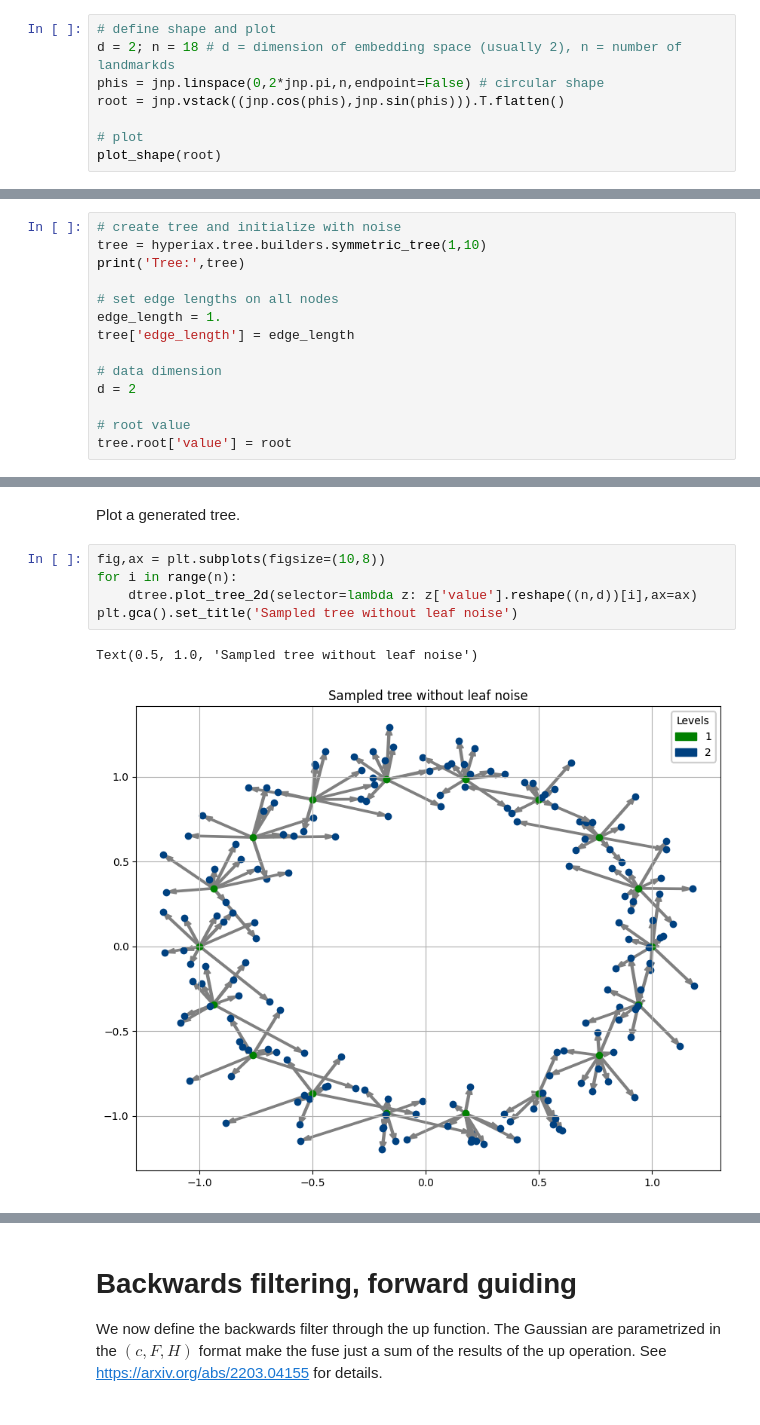
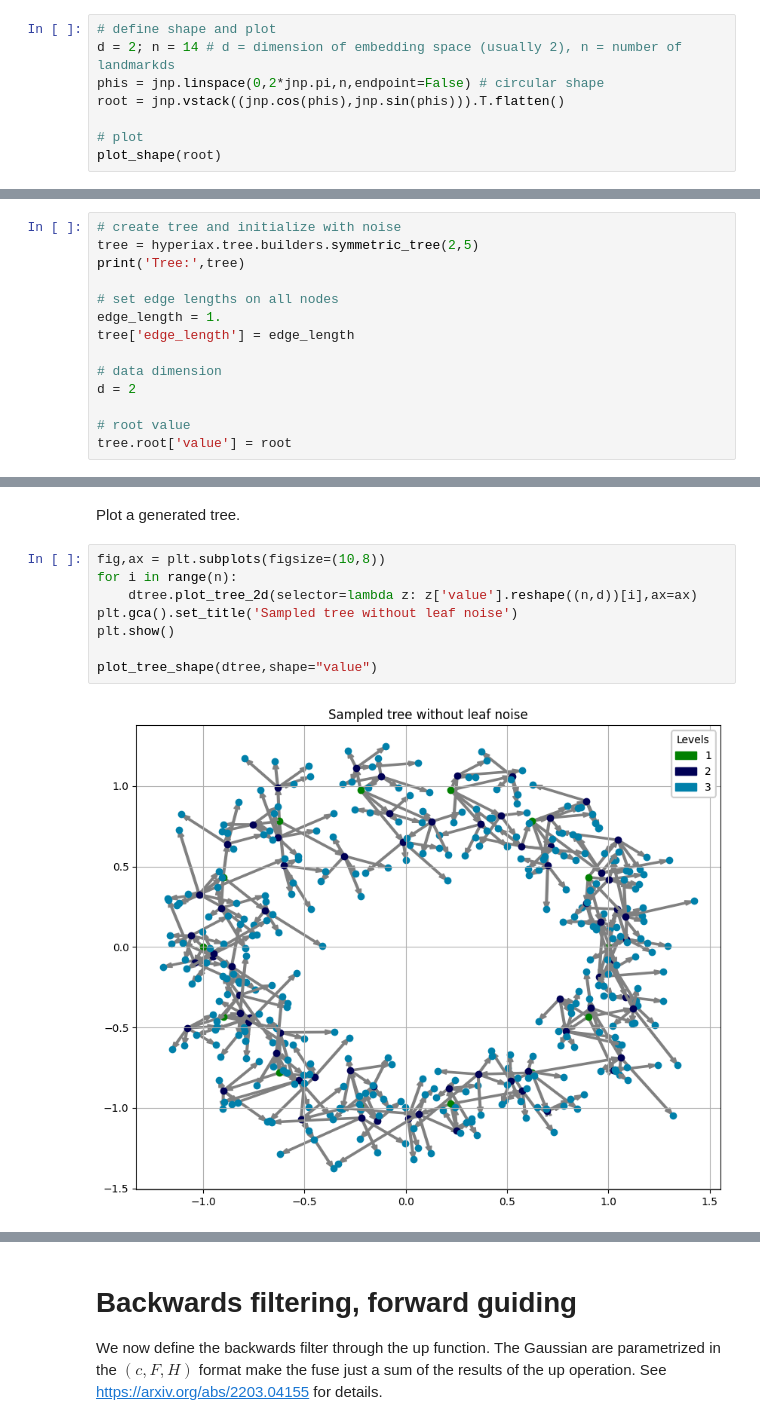
Before and after one commit to ComputationalEvolutionaryMorphometry/hyperiax, a Jupyter notebook: examples/mcmc_Gaussian_BFFG_shapes_state-dependent_covariance.ipynb, the cells around one changed output, grey strips where cells are left out. Saved outputs shown, nothing was run; the diff lists cells and outputs as text.

```diff
--- a/examples/mcmc_Gaussian_BFFG_shapes_state-dependent_covariance.ipynb
+++ b/examples/mcmc_Gaussian_BFFG_shapes_state-dependent_covariance.ipynb
@@ -41,7 +42,7 @@ def plot_shape(q):
     plt.axis('equal')
 # %%
 # define shape and plot
-d = 2; n = 18 # d = dimension of embedding space (usually 2), n = number of landmarkds
+d = 2; n = 14 # d = dimension of embedding space (usually 2), n = number of landmarkds
 phis = jnp.linspace(0,2*jnp.pi,n,endpoint=False) # circular shape
 root = jnp.vstack((jnp.cos(phis),jnp.sin(phis))).T.flatten()
 
@@ -72,7 +73,7 @@ solve = lambda A,v: jnp.linalg.solve(A,v.reshape((n,d))).flatten()
 First, we initialize the tree. We set the root to the shape defined above.
 # %%
 # create tree and initialize with noise
-tree = hyperiax.tree.builders.symmetric_tree(1,10)
+tree = hyperiax.tree.builders.symmetric_tree(2,5)
 print('Tree:',tree)
 
 # set edge lengths on all nodes
@@ -127,8 +128,10 @@ Plot a generated tree.
 # %%
 fig,ax = plt.subplots(figsize=(10,8))
 for i in range(n):
     dtree.plot_tree_2d(selector=lambda z: z['value'].reshape((n,d))[i],ax=ax)
 plt.gca().set_title('Sampled tree without leaf noise')
+plt.show()
+
+plot_tree_shape(dtree,shape="value")
 # %% [output]
-Text(0.5, 1.0, 'Sampled tree without leaf noise')
-[figure, old version]
+[figure, new version]
```
Also changed, not shown: parts of 10 cells of this notebook, 2 other files.
